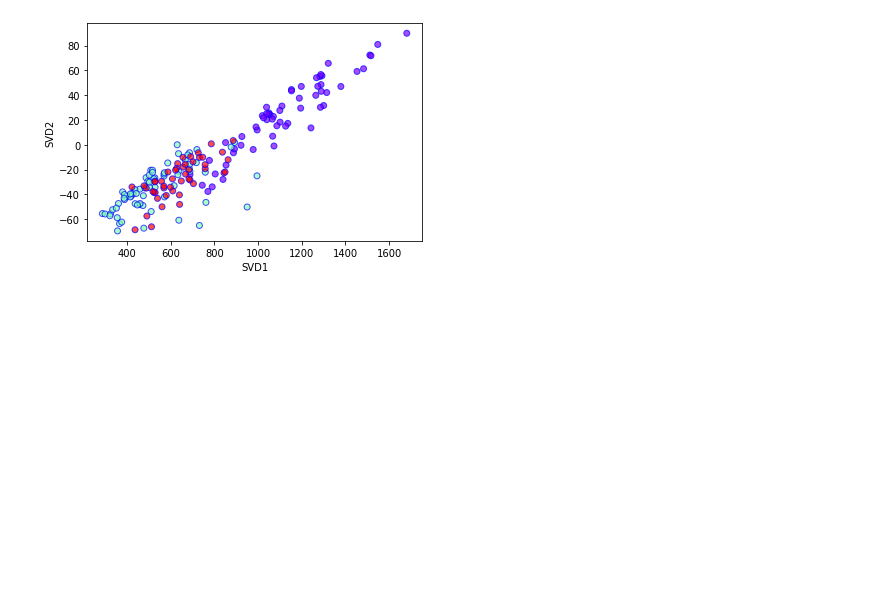
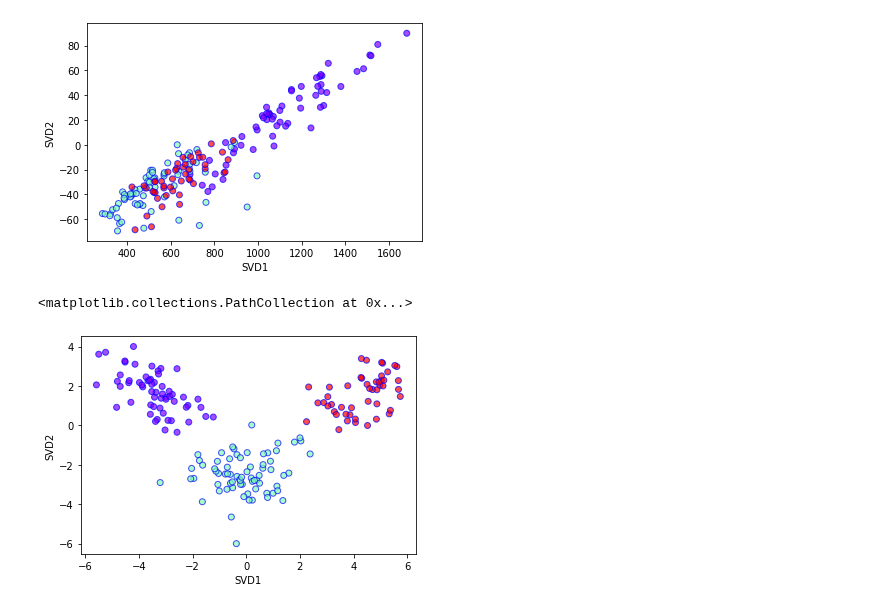
Before and after one commit to rissuuuu/DataScience, a Jupyter notebook: DeepLearning_Complete/Linear Discriminant Analysis.ipynb, the cells around one changed output. Saved outputs shown, nothing was run; the diff lists cells and outputs as text; code cells hidden in the pictures; blank space fills up the shorter version.

```diff
--- a/DeepLearning_Complete/Linear Discriminant Analysis.ipynb
+++ b/DeepLearning_Complete/Linear Discriminant Analysis.ipynb
@@ -237,3 +237,22 @@ pl.scatter(
 # %% [output]
 <matplotlib.collections.PathCollection at 0x...>
 [figure]
+# %%
+from sklearn.discriminant_analysis import LinearDiscriminantAnalysis
+lda=LinearDiscriminantAnalysis(n_components=2)
+# %%
+X_l=lda.fit_transform(X,y)
+# %%
+pl.xlabel('SVD1')
+pl.ylabel('SVD2')
+pl.scatter(
+    X_l[:,0],
+    X_l[:,1],
+    c=y,
+    cmap='rainbow',
+    alpha=0.7,
+    edgecolors='b'
+)
+# %% [output]
+<matplotlib.collections.PathCollection at 0x...>
+[figure, added]
```
